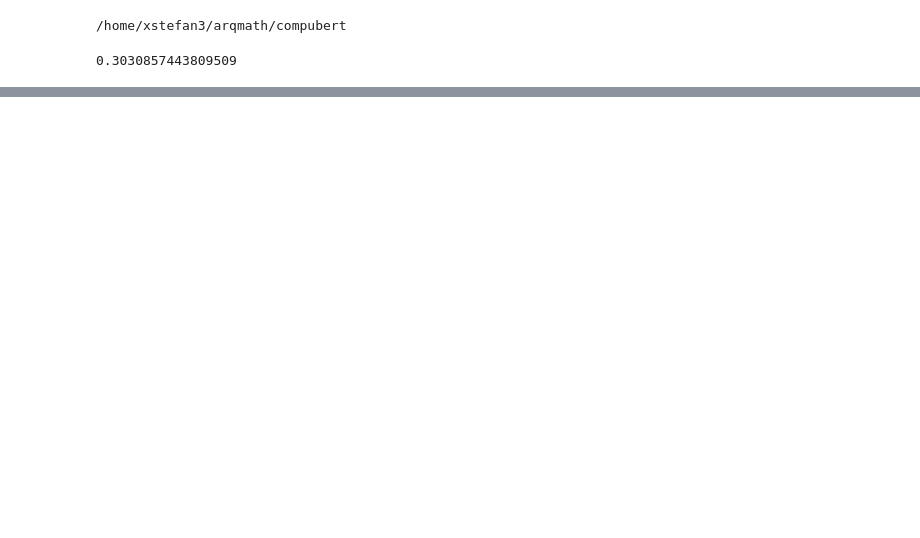
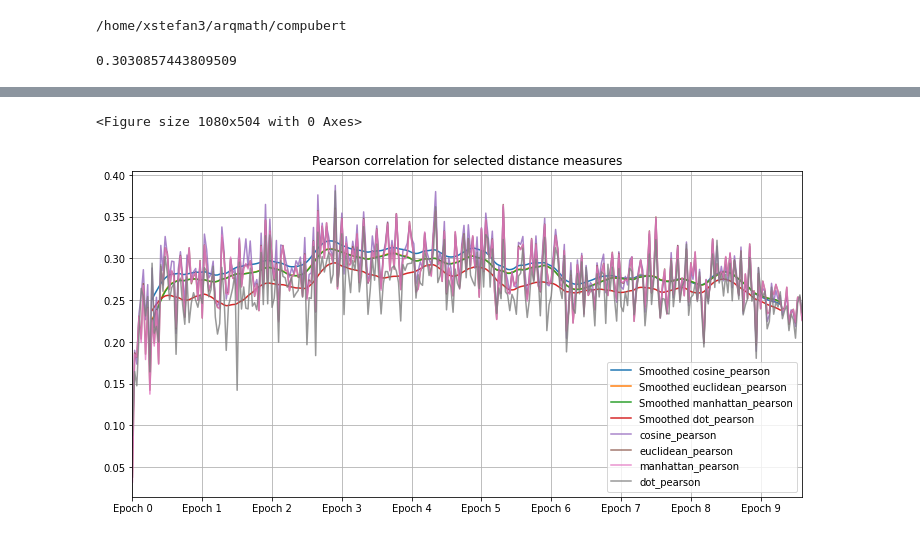
Before and after one commit to MIR-MU/CompuBERT, a Jupyter notebook: monitoring.ipynb, the cells around one changed output, grey strips where cells are left out. Saved outputs shown, nothing was run; the diff lists cells and outputs as text; code cells hidden in the pictures; blank space fills up the shorter version.

```diff
--- a/monitoring.ipynb
+++ b/monitoring.ipynb
@@ -43,0 +85,5 @@ pd.Series(cos_sims).rolling(20, win_type='triang').mean()[10:].reset_index()[0].
+# %%
+plot_metric(similarities_df, "Pearson")
+# %% [output]
+<Figure size 1080x504 with 0 Axes>
+[figure, added]
```
Also changed, not shown: parts of 8 cells of this notebook.
